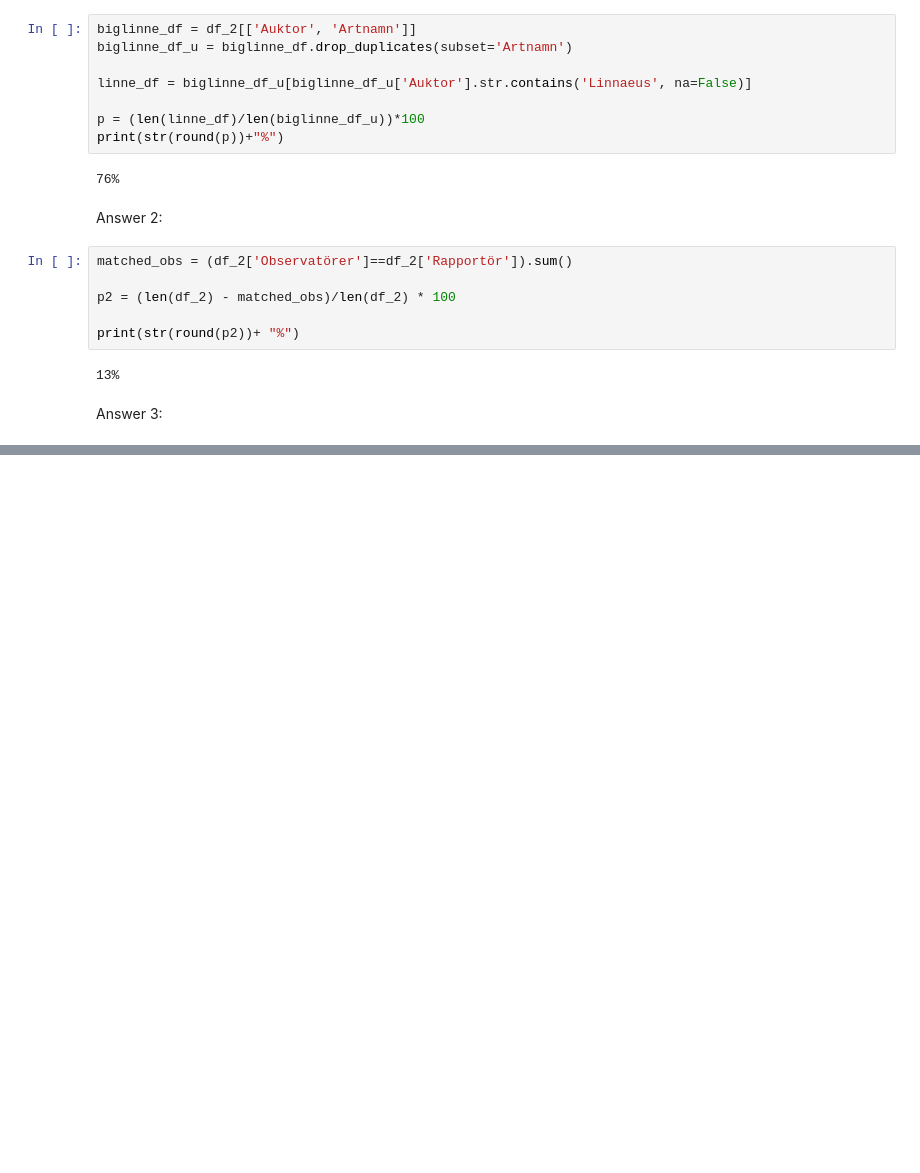
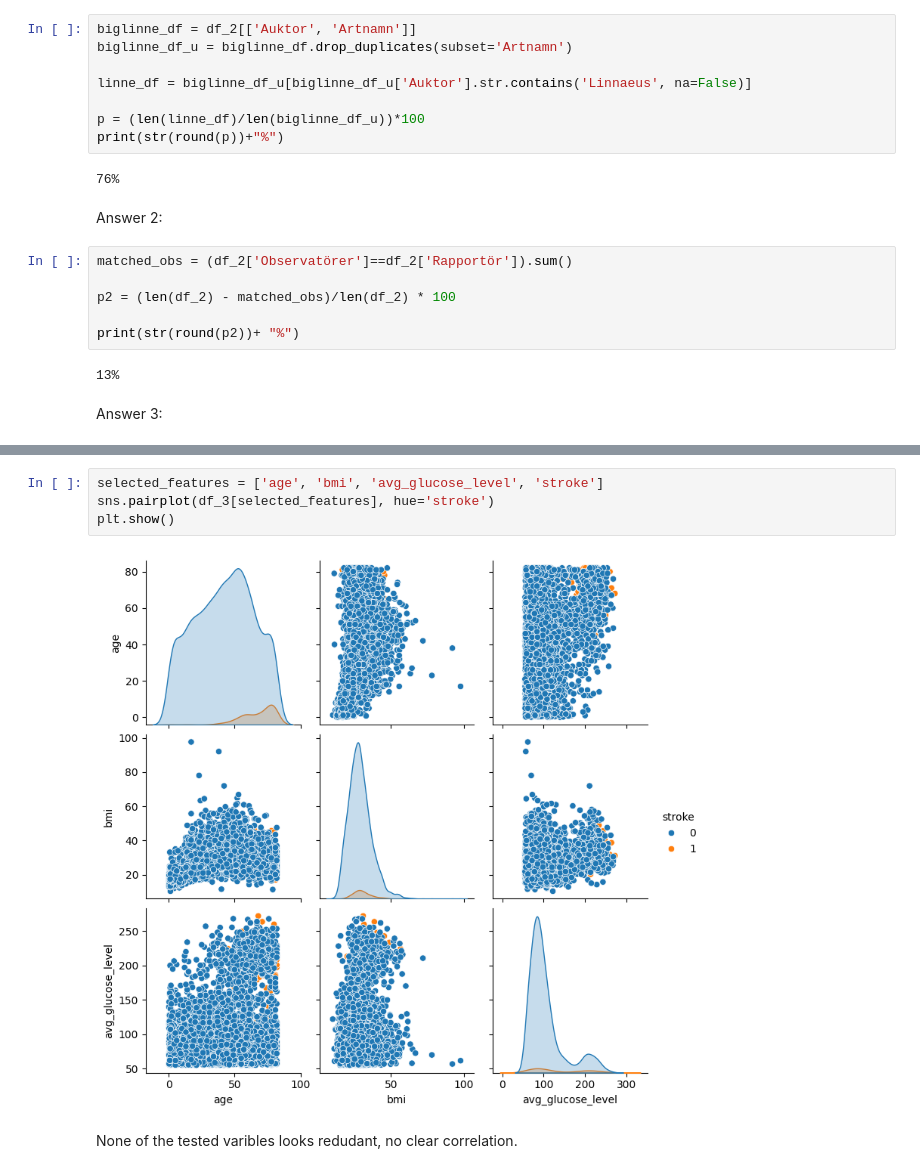
Before and after one commit to gaboun/su-mt4007, a Jupyter notebook: HW3/HW3.ipynb, the cells around one changed output, grey strips where cells are left out. Saved outputs shown, nothing was run; the diff lists cells and outputs as text; blank space fills up the shorter version.

```diff
--- a/HW3/HW3.ipynb
+++ b/HW3/HW3.ipynb
@@ -270,0 +347,8 @@ plt.show()
+# %%
+selected_features = ['age', 'bmi', 'avg_glucose_level', 'stroke']
+sns.pairplot(df_3[selected_features], hue='stroke')
+plt.show()
+# %% [output]
+[figure, added]
+# %% [markdown]
+None of the tested varibles looks redudant, no clear correlation.
```
Also changed, not shown: parts of 18 cells of this notebook.
